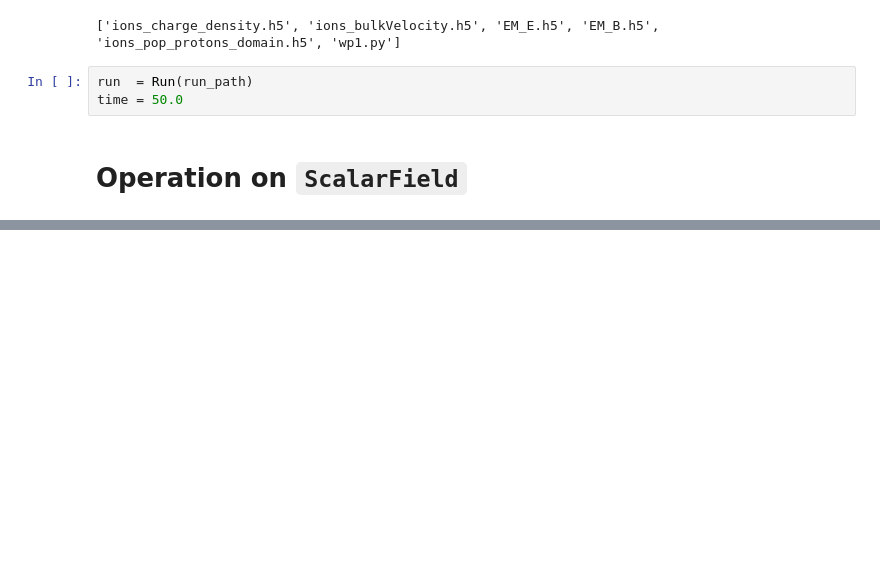
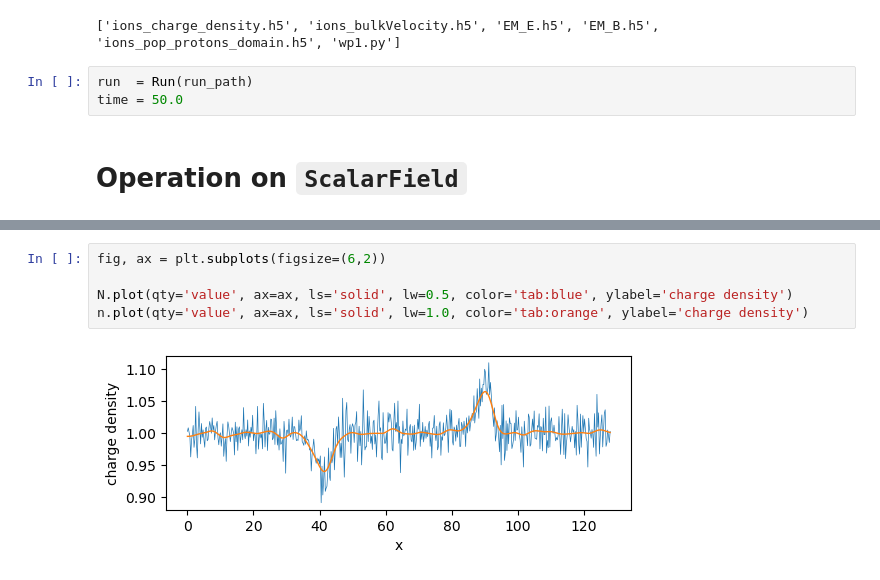
Before and after one commit to rochSmets/farMe, a Jupyter notebook: nb/ufunc.ipynb, the cells around one changed output, grey strips where cells are left out. Cells and saved outputs as stored; diff of their text form; blank space fills up the shorter version.

```diff
--- a/nb/ufunc.ipynb
+++ b/nb/ufunc.ipynb
@@ -43,0 +47,7 @@ N.plot(qty='value', ax=ax, ls='solid', color='tab:blue')
+# %%
+fig, ax = plt.subplots(figsize=(6,2))
+
+N.plot(qty='value', ax=ax, ls='solid', lw=0.5, color='tab:blue', ylabel='charge density')
+n.plot(qty='value', ax=ax, ls='solid', lw=1.0, color='tab:orange', ylabel='charge density')
+# %% [output]
+[figure, added]
```
Also changed, not shown: parts of 5 cells of this notebook.
